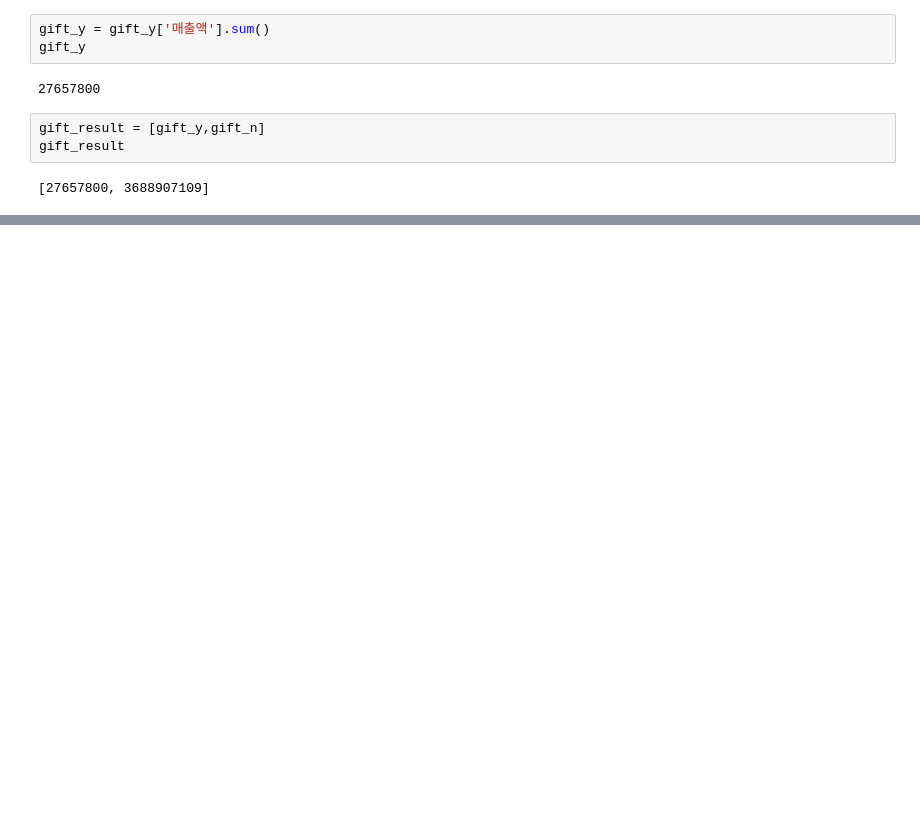
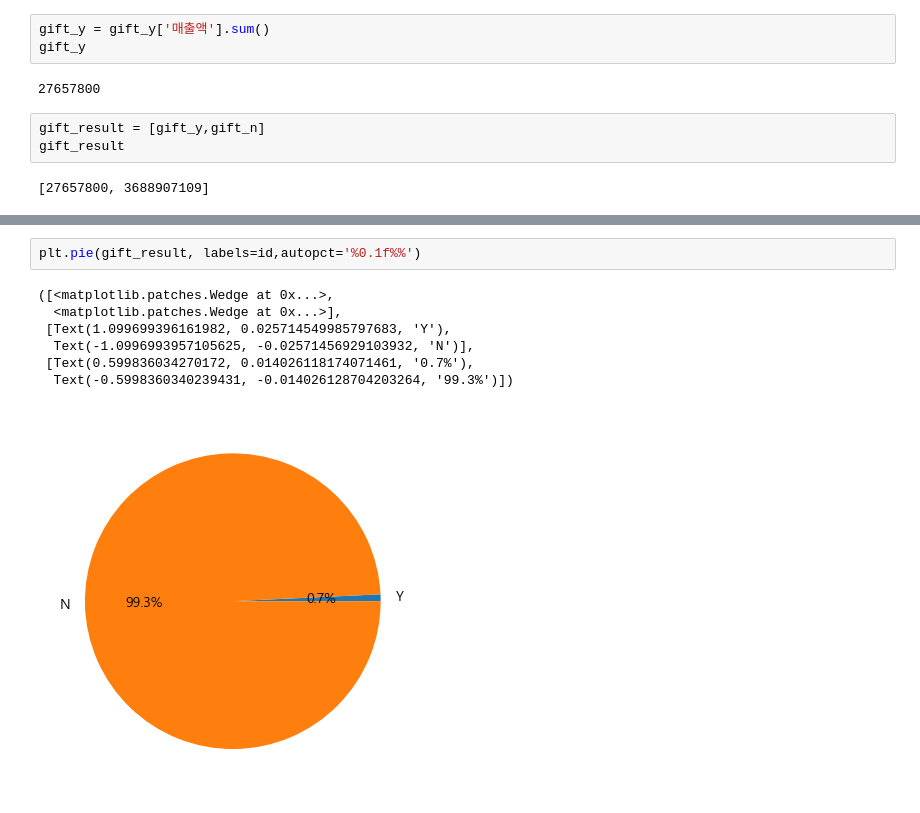
Before and after one commit to ha-es/doit_python, a Jupyter notebook: BDA/내부공모전/naver.ipynb, the cells around one changed output, grey strips where cells are left out. Cells and saved outputs as stored; diff of their text form; blank space fills up the shorter version.

```diff
--- a/BDA/내부공모전/naver.ipynb
+++ b/BDA/내부공모전/naver.ipynb
@@ -677,3 +680,13 @@ pd.DataFrame(gift_result, index=id,columns=['매출액'])
 |  | 매출액 |
 | Y | 27657800 |
 | N | 3688907109 |
+# %%
+plt.pie(gift_result, labels=id,autopct='%0.1f%%')
+# %% [output]
+([<matplotlib.patches.Wedge at 0x...>,
+  <matplotlib.patches.Wedge at 0x...>],
+ [Text(1.099699396161982, 0.025714549985797683, 'Y'),
+  Text(-1.0996993957105625, -0.02571456929103932, 'N')],
+ [Text(0.599836034270172, 0.014026118174071461, '0.7%'),
+  Text(-0.5998360340239431, -0.014026128704203264, '99.3%')])
+[figure, added]
```
Also changed, not shown: parts of 23 cells of this notebook, 3 other files.
